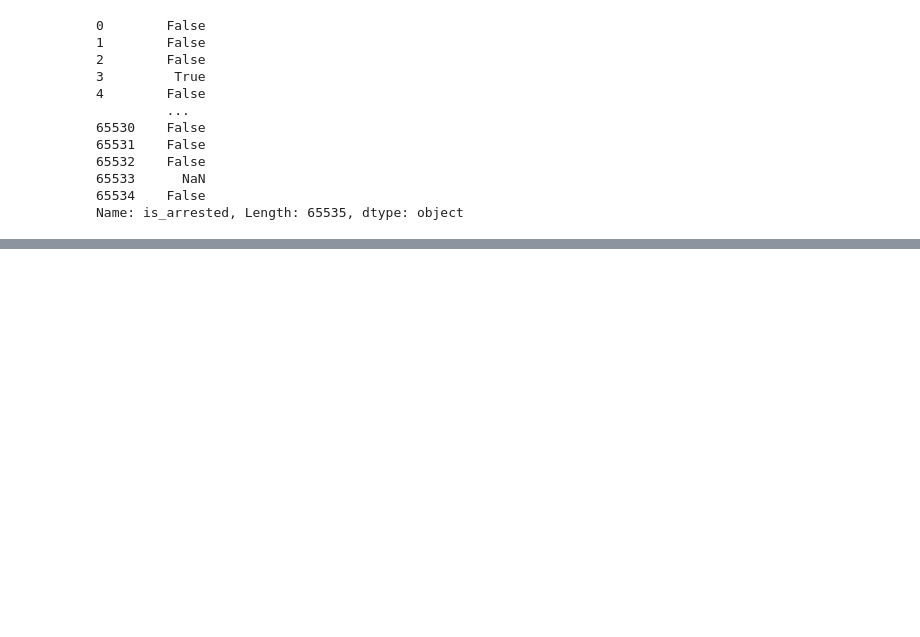
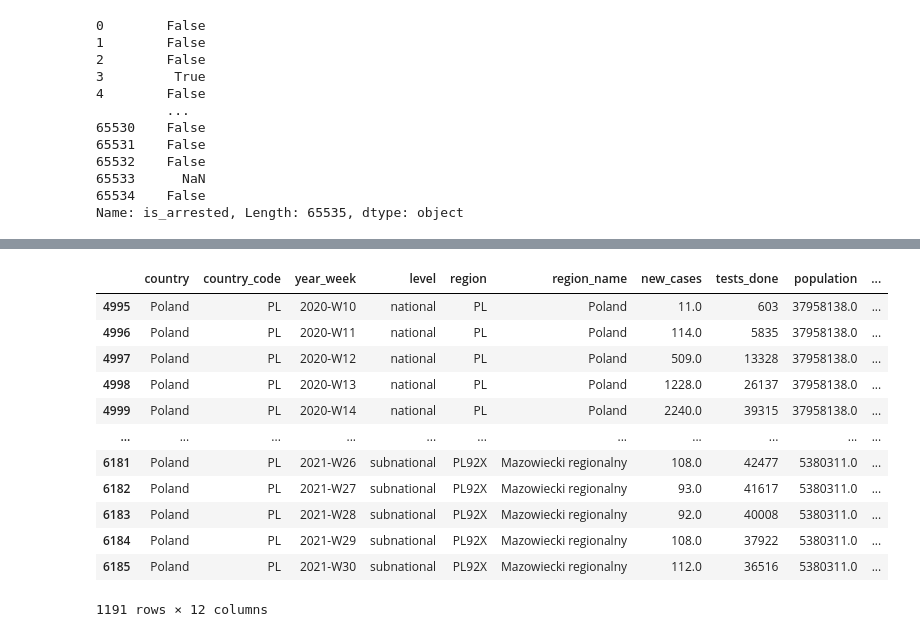
Before and after one commit to Ranjit-Singh-786/pandas-, a Jupyter notebook: 40_usefull_tricks_of_pandas.ipynb, the cells around one changed output, grey strips where cells are left out. Cells and saved outputs as stored; diff of their text form; code cells hidden in the pictures; blank space fills up the shorter version.

```diff
--- a/40_usefull_tricks_of_pandas.ipynb
+++ b/40_usefull_tricks_of_pandas.ipynb
@@ -734,0 +777,4 @@ Name: is_arrested, Length: 65535, dtype: object
+# %%
+data=pd.read_csv('data..csv')
+data.head()
+# i will  the group by function here but first we are analyse this data for his understanding
@@ -734,0 +843,18 @@ Name: is_arrested, Length: 65535, dtype: object
+# %%
+f=['Poland']
+filt=data['country'].isin(f)
+data[filt]
+# %% [output]
+|  | country | country_code | year_week | level | region | region_name | new_cases | tests_done | population | ... |
+| 4995 | Poland | PL | 2020-W10 | national | PL | Poland | 11.0 | 603 | 37958138.0 | ... |
+| 4996 | Poland | PL | 2020-W11 | national | PL | Poland | 114.0 | 5835 | 37958138.0 | ... |
+| 4997 | Poland | PL | 2020-W12 | national | PL | Poland | 509.0 | 13328 | 37958138.0 | ... |
+| 4998 | Poland | PL | 2020-W13 | national | PL | Poland | 1228.0 | 26137 | 37958138.0 | ... |
+| 4999 | Poland | PL | 2020-W14 | national | PL | Poland | 2240.0 | 39315 | 37958138.0 | ... |
+| ... | ... | ... | ... | ... | ... | ... | ... | ... | ... | ... |
+| 6181 | Poland | PL | 2021-W26 | subnational | PL92X | Mazowiecki regionalny | 108.0 | 42477 | 5380311.0 | ... |
+| 6182 | Poland | PL | 2021-W27 | subnational | PL92X | Mazowiecki regionalny | 93.0 | 41617 | 5380311.0 | ... |
+| 6183 | Poland | PL | 2021-W28 | subnational | PL92X | Mazowiecki regionalny | 92.0 | 40008 | 5380311.0 | ... |
+| 6184 | Poland | PL | 2021-W29 | subnational | PL92X | Mazowiecki regionalny | 108.0 | 37922 | 5380311.0 | ... |
+| 6185 | Poland | PL | 2021-W30 | subnational | PL92X | Mazowiecki regionalny | 112.0 | 36516 | 5380311.0 | ... |
+1191 rows × 12 columns
```
Also changed, not shown: parts of 54 cells of this notebook, 1 other file.
